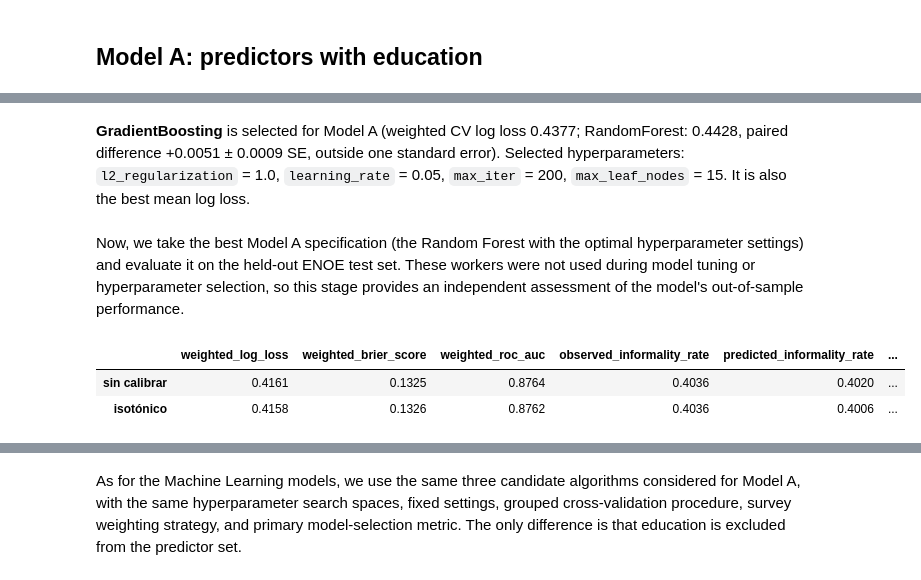
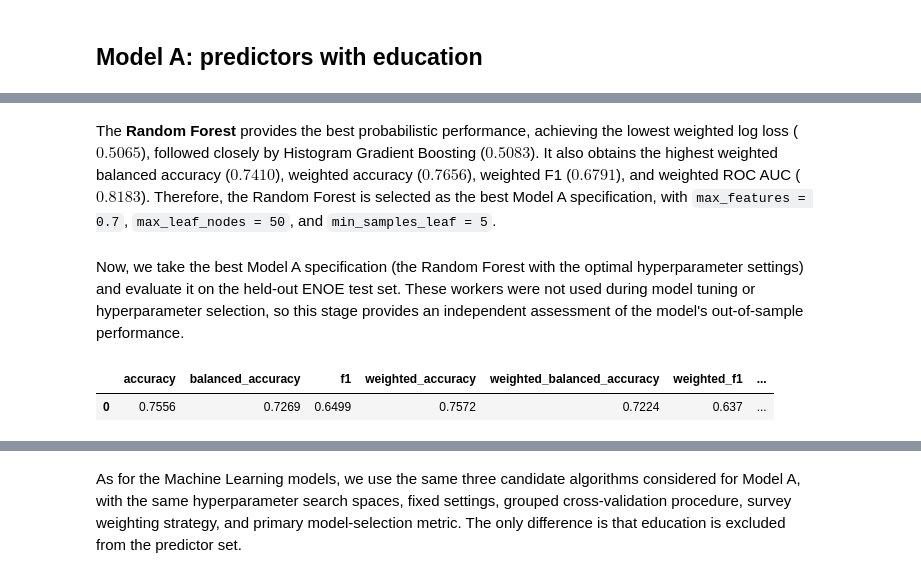
Before and after one commit to CentroFuturoCiudades/informal-jobs-model, a Jupyter notebook: notebooks/05_informality_model.ipynb, the cells around one changed output, grey strips where cells are left out. Drawn from its saved outputs; the diff is of its cells as text; code cells hidden in the pictures.

Commit message:
Save current informality model work

```diff
--- a/notebooks/05_informality_model.ipynb
+++ b/notebooks/05_informality_model.ipynb
@@ -108,10 +89,7 @@ predictor_missingness.round(4)
 
 Based on the method used to divide the training and test sets for the sectoral allocation model, a held-out ENOE test sample is reserved before model tuning. Workers belonging to the same household are kept within the same partition.
 # %%
-enoe_informality_train, enoe_informality_test = ijm.split_enoe_informality_data(enoe_informality, n_splits=5, test_fold=0, random_state=42)
-# Performance is judged where the model is applied: the metro municipalities. Non-metro test rows are dropped from the
-# held-out set (they remain in the training folds).
-enoe_informality_test = enoe_informality_test[enoe_informality_test["municipio"] != "otro"].reset_index(drop=True)
-print(f"ENOE workers available for training: {len(enoe_informality_train):,} ({(enoe_informality_train['municipio'] == 'otro').sum():,} outside the metro area)")
-print(f"ENOE metro workers reserved for testing: {len(enoe_informality_test):,} (all pooled quarters; households never straddle folds across quarters)")
+enoe_informality_train, enoe_informality_test = src.split_enoe_informality_data(enoe_informality, n_splits=5, test_fold=0, random_state=42)
+print(f"ENOE workers available for training: {len(enoe_informality_train):,}")
+print(f"ENOE workers reserved for testing: {len(enoe_informality_test):,}")
 # %% [output]
@@ -126,8 +104,8 @@ For the first informality model (the specification that includes the education v
 
 $^{*}$ The survey weights are normalized to a common scale while preserving their relative proportions, so that observations representing a larger share of the population retain greater influence during model fitting and evaluation.
 # %%
-with_education_features = ijm.INFORMALITY_FEATURES
-X_with_education, y_with_education, weights_with_education, groups_with_education, training_with_education = ijm.prepare_enoe_informality_training_data(enoe_informality_train, features=with_education_features)
+with_education_features = src.INFORMALITY_FEATURES
+X_with_education, y_with_education, weights_with_education, groups_with_education, training_with_education = src.prepare_enoe_informality_training_data(enoe_informality_train, features=with_education_features)
 print(f"Workers used for training: {len(training_with_education):,}")
 print(f"Households used for training: {groups_with_education.nunique():,}")
 # %% [output]
@@ -182,5 +161,5 @@ After evaluating all candidate configurations, the resulting summary reports:
 # %%
-with_education_summary, with_education_models = ijm.tune_informality_models(X_with_education, y_with_education, weights_with_education, groups_with_education, features=with_education_features, cv_splits=5, random_state=42)
+with_education_summary, with_education_models = src.tune_informality_models(X_with_education, y_with_education, weights_with_education, groups_with_education, features=with_education_features, cv_splits=5, random_state=42)
 with_education_summary
 # %% [output]
 Tuning LogisticRegression: 3 parameter combinations
@@ -193,5 +172,5 @@ Tuning GradientBoosting: 32 parameter combinations
 # %%
-with_education_best_name, with_education_best_model = ijm.get_best_informality_model(with_education_summary, with_education_models)
+with_education_best_name, with_education_best_model = src.get_best_informality_model(with_education_summary, with_education_models)
 print(f"Best model with education: {with_education_best_name}")
 print(with_education_summary.loc[with_education_summary["model"] == with_education_best_name, "best_params"].iloc[0])
 # %% [output]
@@ -218,27 +179,10 @@ pd.DataFrame({"household-grouped": ijm.fold_table(with_education_summary).loc[wi
-# %%
-from IPython.display import Markdown
-sm = with_education_summary.set_index("model"); sel = sm[sm["selected"]].iloc[0]; best = sm["weighted_log_loss"].idxmin()
-params = ", ".join(f"`{k.replace('classifier__', '')}` = {v}" for k, v in sel["best_params"].items())
-runner = sm.drop(index=sel.name)["weighted_log_loss"].idxmin()
-text = (f"**{sel.name}** is selected for Model A (weighted CV log loss {sel['weighted_log_loss']:.4f}; {runner}: {sm.loc[runner, 'weighted_log_loss']:.4f}, paired difference {sm.loc[runner, 'mean_diff_vs_best']:+.4f} ± {sm.loc[runner, 'se_diff_vs_best']:.4f} SE, "
-        f"{'within' if sm.loc[runner, 'within_one_se'] else 'outside'} one standard error). Selected hyperparameters: {params}. "
-        + ("The simplest family within one SE of the best was preferred." if sel.name != best else "It is also the best mean log loss."))
-display(Markdown(text))
-# %% [output]
-**GradientBoosting** is selected for Model A (weighted CV log loss 0.4377; RandomForest: 0.4428, paired difference +0.0051 ± 0.0009 SE, outside one standard error). Selected hyperparameters: `l2_regularization` = 1.0, `learning_rate` = 0.05, `max_iter` = 200, `max_leaf_nodes` = 15. It is also the best mean log loss.
+# %% [markdown]
+The **Random Forest** provides the best probabilistic performance, achieving the lowest weighted log loss ($0.5065$), followed closely by Histogram Gradient Boosting ($0.5083$). It also obtains the highest weighted balanced accuracy ($0.7410$), weighted accuracy ($0.7656$), weighted F1 ($0.6791$), and weighted ROC AUC ($0.8183$). Therefore, the Random Forest is selected as the best Model A specification, with `max_features = 0.7`, `max_leaf_nodes = 50`, and `min_samples_leaf = 5`.
 # %% [markdown]
 Now, we take the best Model A specification (the Random Forest with the optimal hyperparameter settings) and evaluate it on the held-out ENOE test set. These workers were not used during model tuning or hyperparameter selection, so this stage provides an independent assessment of the model's out-of-sample performance.
 # %%
-with_education_metrics, with_education_confusion, with_education_calibration = ijm.evaluate_informality_model(with_education_best_model, enoe_informality_test, features=with_education_features)
+with_education_metrics, with_education_confusion, with_education_calibration = src.evaluate_informality_model(with_education_best_model, enoe_informality_test, features=with_education_features)
 with_education_metrics.round(4)
-
-# Isotonic recalibration learned from household-grouped out-of-fold predictions on the training fold, compared on the
-# same held-out metro households. ECE = expected calibration error; slope/intercept from a weighted logistic fit of
-# the outcome on logit(p): (1, 0) is perfect, slope < 1 over-confident.
-with_education_calibrated_model = ijm.calibrate_informality_model(with_education_best_model, enoe_informality_train, features=with_education_features)
-with_education_comparison, with_education_comparison_tables = ijm.compare_informality_models({"sin calibrar": with_education_best_model, "isotónico": with_education_calibrated_model}, enoe_informality_test, features=with_education_features)
-with_education_comparison[["weighted_log_loss", "weighted_brier_score", "weighted_roc_auc", "observed_informality_rate", "predicted_informality_rate", "calibration_gap_pp", "ece", "calibration_slope", "calibration_intercept"]].round(4)
 # %% [output]
-|  | weighted_log_loss | weighted_brier_score | weighted_roc_auc | observed_informality_rate | predicted_informality_rate | ... |
-| sin calibrar | 0.4161 | 0.1325 | 0.8764 | 0.4036 | 0.4020 | ... |
-| isotónico | 0.4158 | 0.1326 | 0.8762 | 0.4036 | 0.4006 | ... |
+|  | accuracy | balanced_accuracy | f1 | weighted_accuracy | weighted_balanced_accuracy | weighted_f1 | ... |
+| 0 | 0.7556 | 0.7269 | 0.6499 | 0.7572 | 0.7224 | 0.637 | ... |
```
Also changed, not shown: parts of 71 cells of this notebook, 8 other files.
